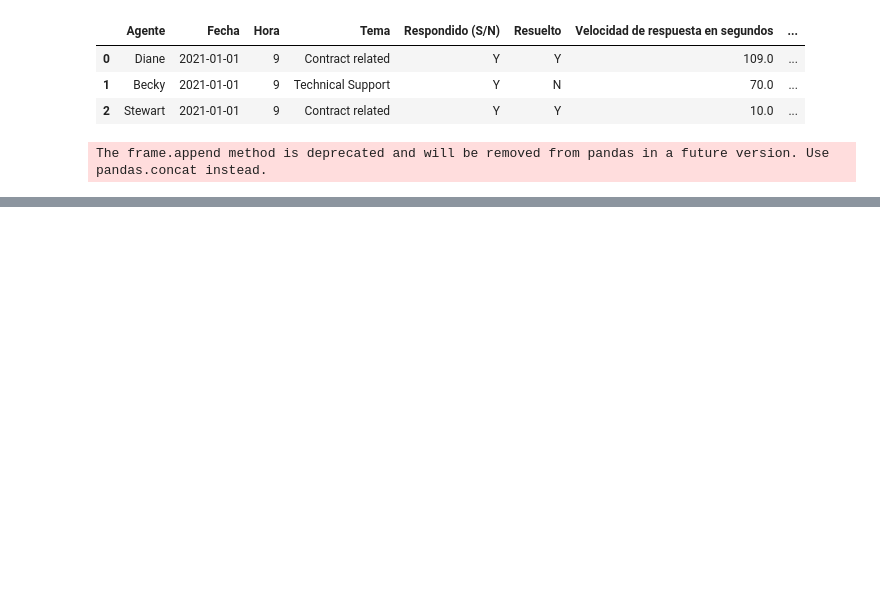
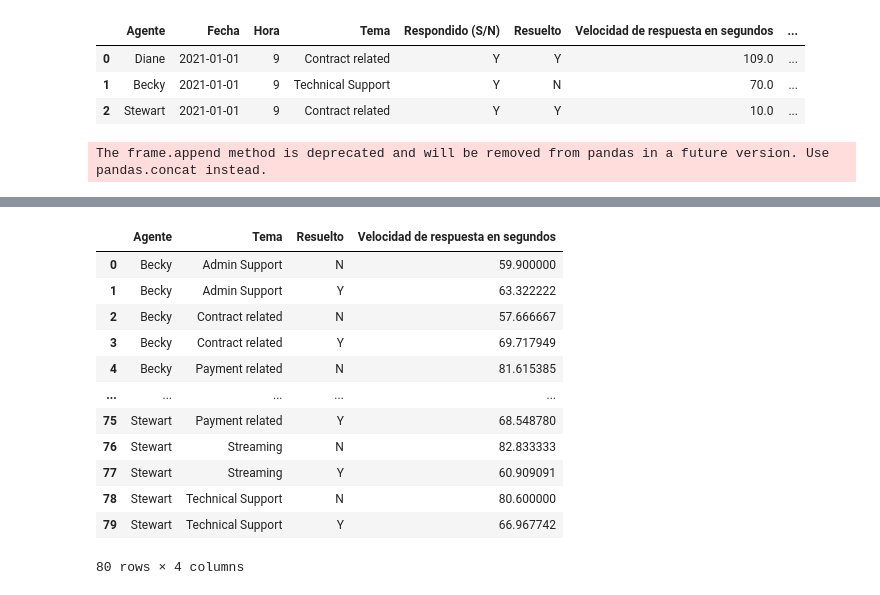
Before and after one commit to jhonthe77/Call-Center-Dataset, a Jupyter notebook: app__.ipynb, the cells around one changed output, grey strips where cells are left out. Drawn from its saved outputs; the diff is of its cells as text; code cells hidden in the pictures; blank space fills up the shorter version.

```diff
--- a/app__.ipynb
+++ b/app__.ipynb
@@ -59,6 +59,3 @@ df=df_agente.loc[df_agente['Resuelto']=='Y']
 df2=df_agente.loc[df_agente['Resuelto']=='N']
 fig=px.bar(df2,x='Tema',y='Resuelto_count',color='Agente',barmode='group')
 fig
-# %%
-df_['Fecha']=pd.to_datetime(df_['Fecha'])
-df_['Fecha'].min()
@@ -66,0 +62,21 @@ Timestamp('2021-01-01 00:00:00')
+# %%
+df_agente=df_.groupby(['Agente','Tema','Resuelto'])['Velocidad de respuesta en segundos'].mean().reset_index()
+fig=px.bar(df_agente,x='Tema',y='Velocidad de respuesta en segundos',color='Agente',barmode='group')
+fig2=px.line(df_agente,x='Tema',y='Velocidad de respuesta en segundos',color='Agente',markers=True)
+fig.show()
+fig2.show()
+df_agente
+# %% [output]
+|  | Agente | Tema | Resuelto | Velocidad de respuesta en segundos |
+| 0 | Becky | Admin Support | N | 59.900000 |
+| 1 | Becky | Admin Support | Y | 63.322222 |
+| 2 | Becky | Contract related | N | 57.666667 |
+| 3 | Becky | Contract related | Y | 69.717949 |
+| 4 | Becky | Payment related | N | 81.615385 |
+| ... | ... | ... | ... | ... |
+| 75 | Stewart | Payment related | Y | 68.548780 |
+| 76 | Stewart | Streaming | N | 82.833333 |
+| 77 | Stewart | Streaming | Y | 60.909091 |
+| 78 | Stewart | Technical Support | N | 80.600000 |
+| 79 | Stewart | Technical Support | Y | 66.967742 |
+80 rows × 4 columns
```
Also changed, not shown: parts of 2 cells of this notebook, 1 other file.
